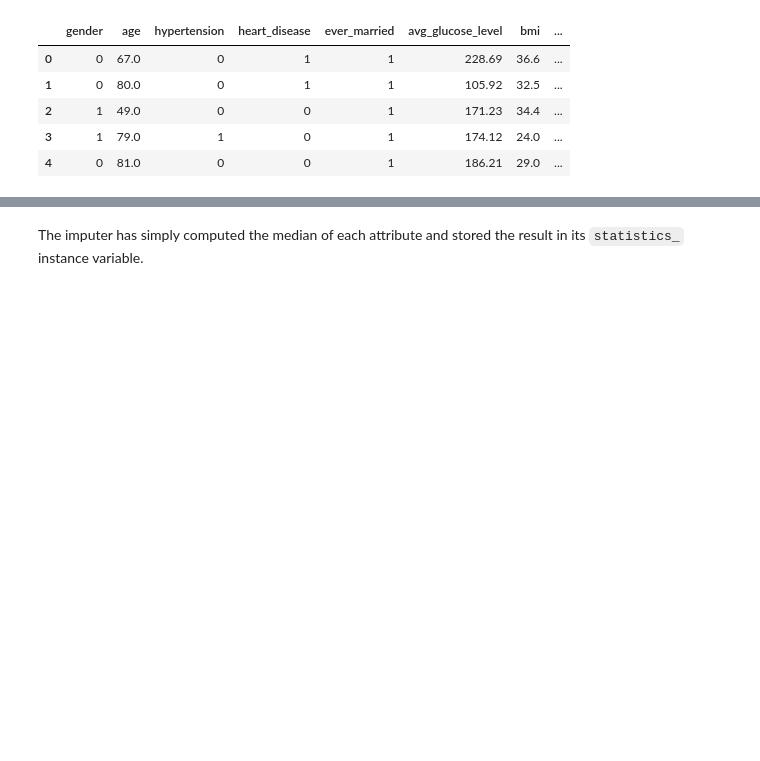
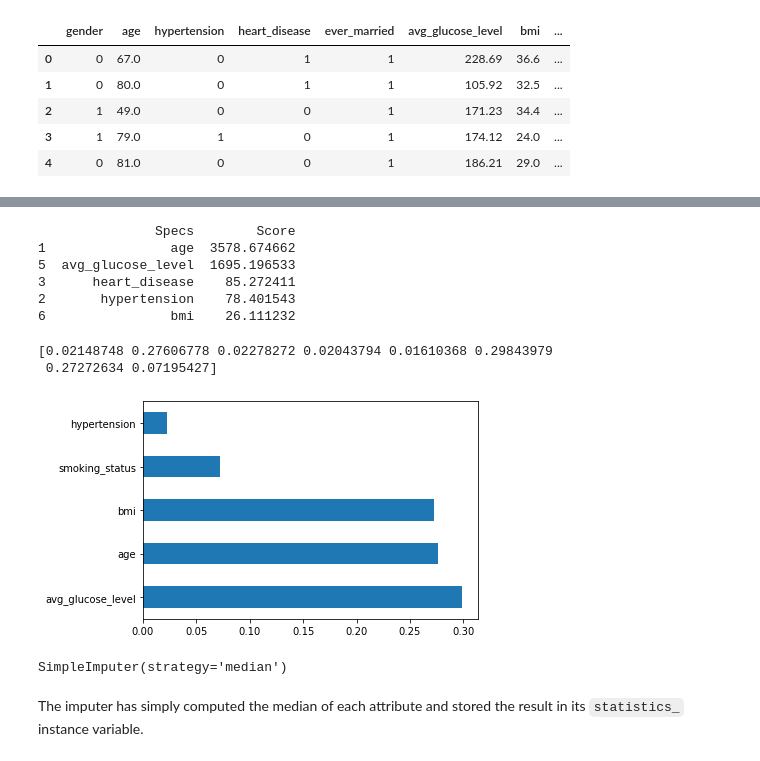
Before and after one commit to Lisnivia/F21DL, a Jupyter notebook: Lab 2.ipynb, the cells around one changed output, grey strips where cells are left out. Saved outputs shown, nothing was run; the diff lists cells and outputs as text; code cells hidden in the pictures; blank space fills up the shorter version.

```diff
--- a/Lab 2.ipynb
+++ b/Lab 2.ipynb
@@ -260,8 +209,11 @@ imputer = SimpleImputer(strategy="median")    # Replace each missing attribute w
 mapping = {'Male': 0, 'Female': 1, 'Yes': 1, 'No': 0, 'Unknown': 0, 'never smoked' : 1, 'formerly smoked' : 2, 'smokes': 3}
 brain = brain.replace({'gender': mapping, 'ever_married' : mapping, 'smoking_status': mapping})
 brain_num = brain.drop(["work_type", "Residence_type"], axis=1)
+brain_num["stroke_per_age"]=brain_num["stroke"]/brain_num["age"]
+brain_num["stroke_per_glucose"]=brain_num["stroke"]/brain_num["avg_glucose_level"]
+brain_num["stroke_per_heart_disease"]=brain_num["stroke"]/brain_num["heart_disease"]
+brain_num["stroke_per_hypertension"]=brain_num["stroke"]/brain_num["hypertension"]
 brain_num.head()
-# brain_num["smoking_status"].value_counts()
 # %% [output]
 |  | gender | age | hypertension | heart_disease | ever_married | avg_glucose_level | bmi | ... |
 | 0 | 0 | 67.0 | 0 | 1 | 1 | 228.69 | 36.6 | ... |
@@ -276,3 +242,37 @@ SimpleImputer(strategy='median')
+# %%
+X = brain_num.iloc[:,0:8]  #independent columns
+y = brain_num.iloc[:,8]
+bestfeatures = SelectKBest(score_func=chi2, k=8)
+fit = bestfeatures.fit(X,y)
+dfscores = pd.DataFrame(fit.scores_)
+dfcolumns = pd.DataFrame(X.columns)
+featureScores = pd.concat([dfcolumns,dfscores],axis=1)
+featureScores.columns = ['Specs','Score']  #naming the dataframe columns
+print(featureScores.nlargest(5,'Score'))
+# %% [output]
+               Specs        Score
+1                age  3578.674662
+5  avg_glucose_level  1695.196533
+3      heart_disease    85.272411
+2       hypertension    78.401543
+6                bmi    26.111232
+# %%
+model = ExtraTreesClassifier()
+model.fit(X,y)
+print(model.feature_importances_)
+feat_importances = pd.Series(model.feature_importances_, index=X.columns)
+feat_importances.nlargest(5).plot(kind='barh')
+plt.show()
+# %% [output]
+[0.02148748 0.27606778 0.02278272 0.02043794 0.01610368 0.29843979
+ 0.27272634 0.07195427]
+[figure, added]
+# %%
+brain_num = brain_num.drop("stroke_per_heart_disease", axis=1)
+brain_num = brain_num.drop("stroke_per_hypertension", axis=1)
+imputer.fit(brain_num)
+# %% [output]
+SimpleImputer(strategy='median')
 # %% [markdown]
 The imputer has simply computed the median of each attribute and stored the result in its `statistics_` instance variable.
 # %%
```
Also changed, not shown: parts of 44 cells of this notebook, 7 other files.
